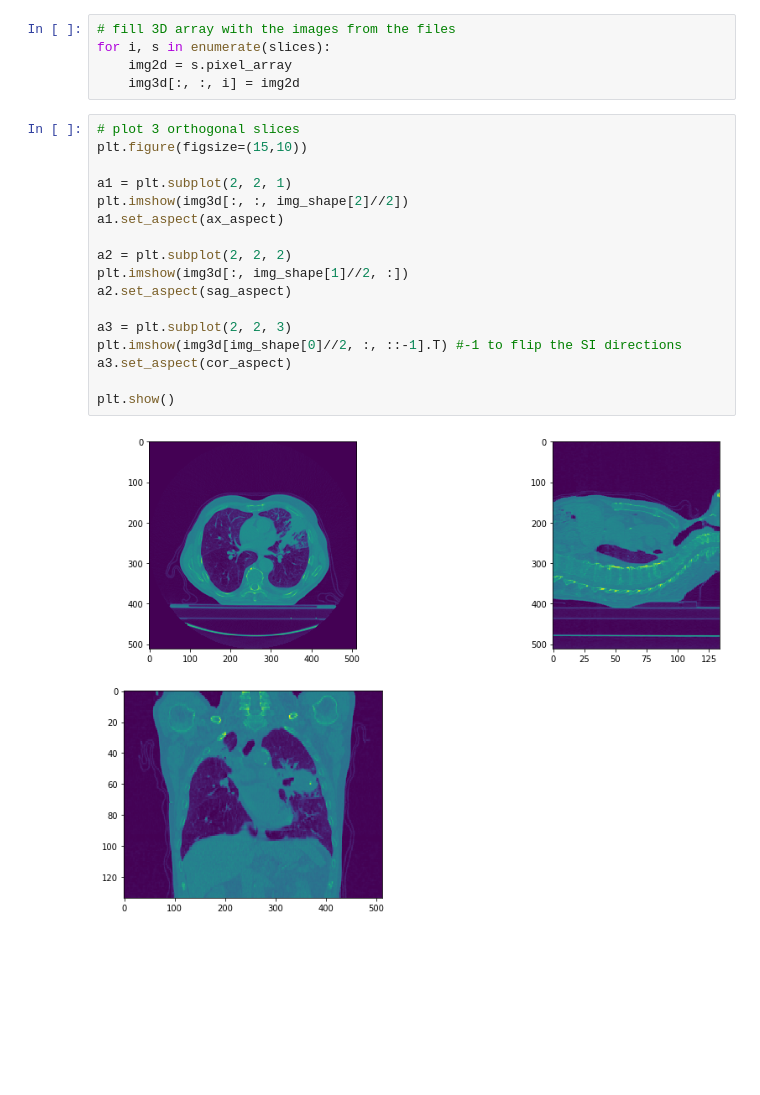
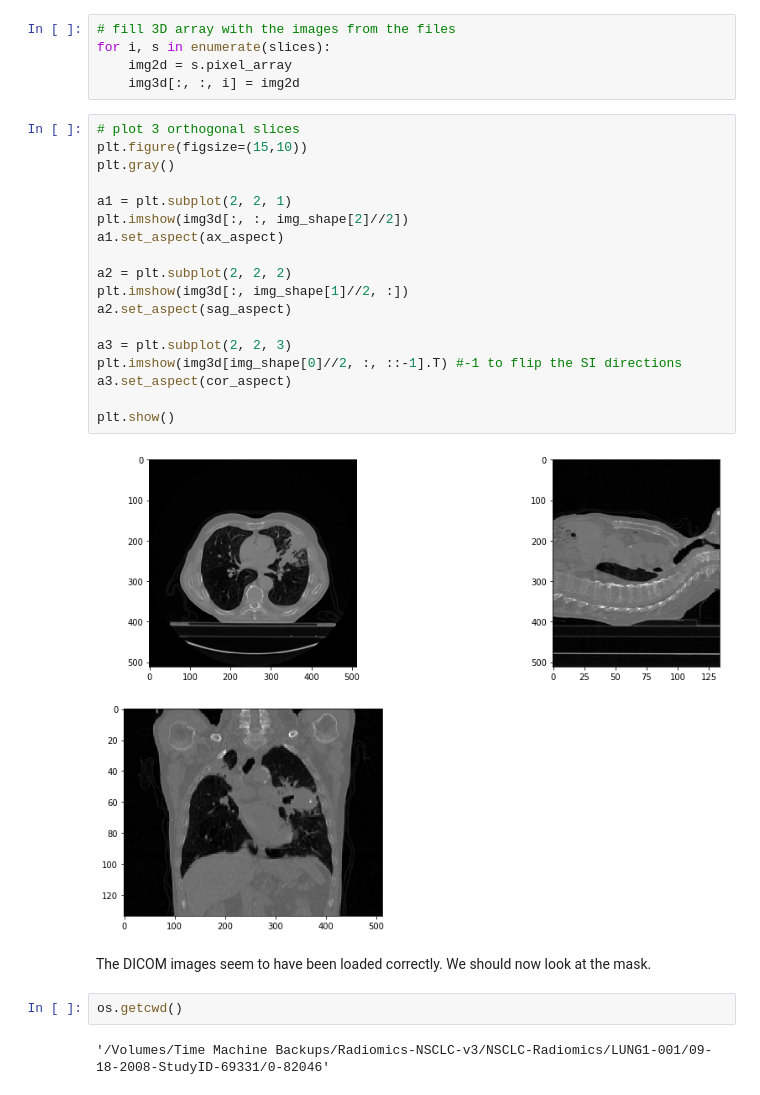
Before and after one commit to hhfchoi/Radiomics, a Jupyter notebook: CNN.ipynb, the cells around one changed output. Saved outputs shown, nothing was run; the diff lists cells and outputs as text; blank space fills up the shorter version.

```diff
--- a/CNN.ipynb
+++ b/CNN.ipynb
@@ -96,19 +100,26 @@ for i, s in enumerate(slices):
 # %%
 # plot 3 orthogonal slices
 plt.figure(figsize=(15,10))
+plt.gray()
 
 a1 = plt.subplot(2, 2, 1)
 plt.imshow(img3d[:, :, img_shape[2]//2])
 a1.set_aspect(ax_aspect)
 
 a2 = plt.subplot(2, 2, 2)
 plt.imshow(img3d[:, img_shape[1]//2, :])
 a2.set_aspect(sag_aspect)
 
 a3 = plt.subplot(2, 2, 3)
 plt.imshow(img3d[img_shape[0]//2, :, ::-1].T) #-1 to flip the SI directions
 a3.set_aspect(cor_aspect)
 
 plt.show()
 # %% [output]
-[figure, old version]
+[figure, new version]
+# %% [markdown]
+The DICOM images seem to have been loaded correctly. We should now look at the mask.
+# %%
+os.getcwd()
+# %% [output]
+'/Volumes/Time Machine Backups/Radiomics-NSCLC-v3/NSCLC-Radiomics/LUNG1-001/09-18-2008-StudyID-69331/0-82046'
```
Also changed, not shown: parts of 13 cells of this notebook.
